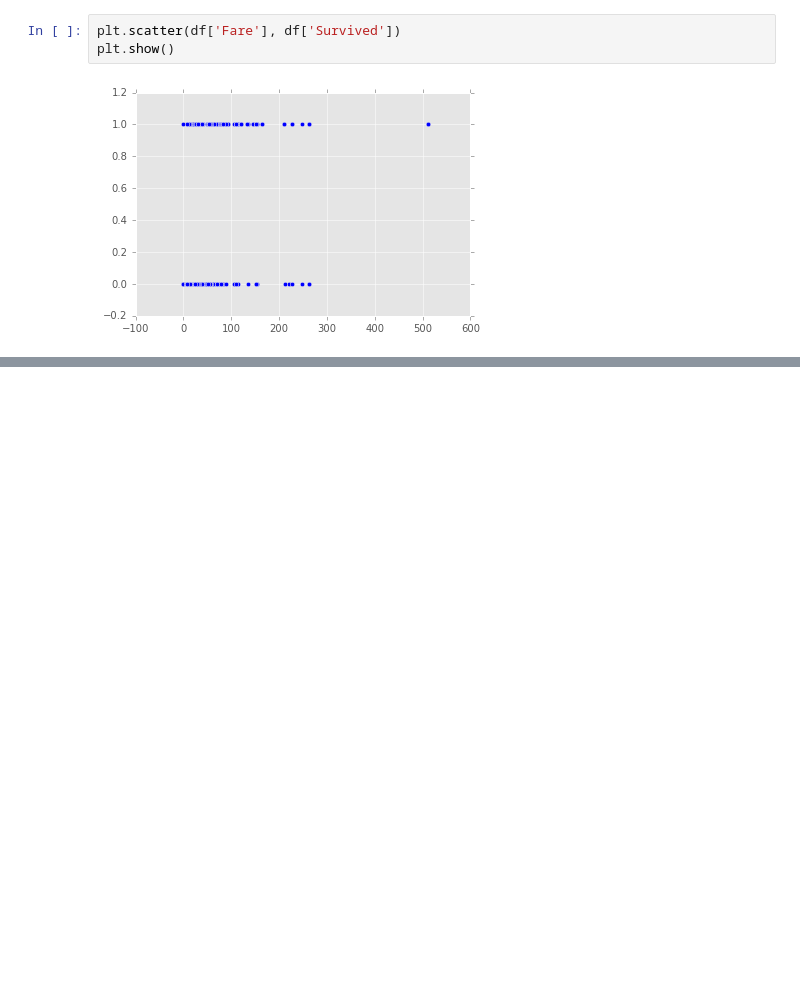
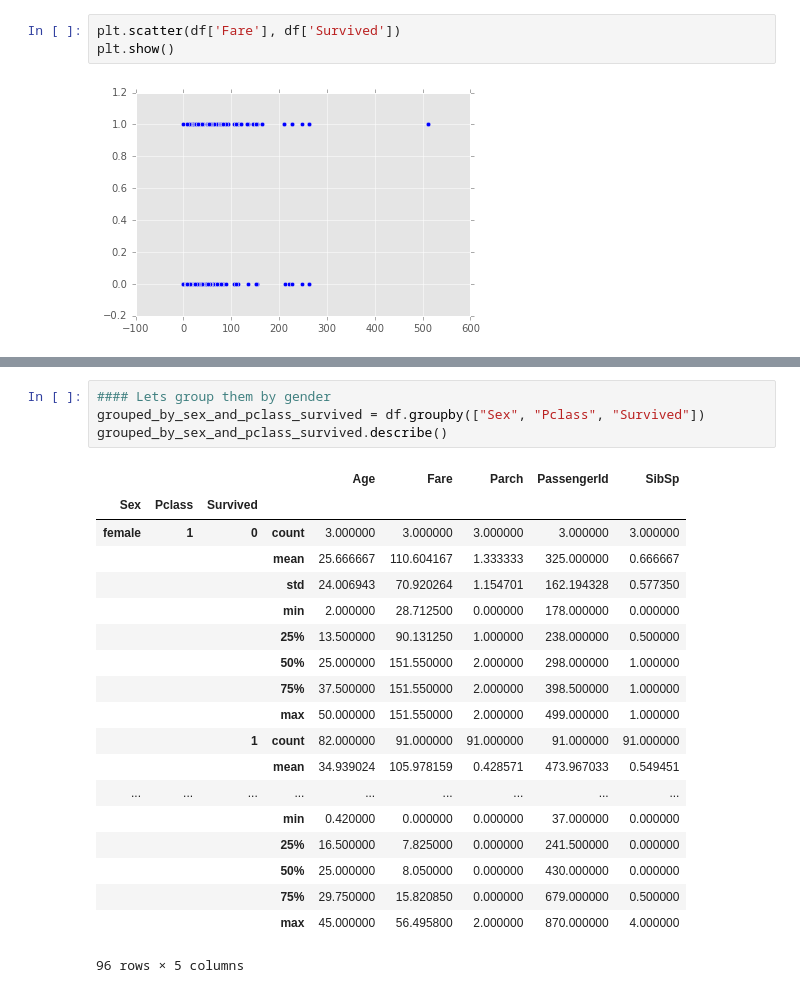
Before and after one commit to bjoyce3/titanic_data_exploration, a Jupyter notebook: titanic_walkthrough.ipynb, the cells around one changed output, grey strips where cells are left out. Cells and saved outputs as stored; diff of their text form; blank space fills up the shorter version.

```diff
--- a/titanic_walkthrough.ipynb
+++ b/titanic_walkthrough.ipynb
@@ -151,0 +279,24 @@ df_scrap.plot(style=['ro','bx'])
+# %%
+#### Lets group them by gender
+grouped_by_sex_and_pclass_survived = df.groupby(["Sex", "Pclass", "Survived"])
+grouped_by_sex_and_pclass_survived.describe()
+# %% [output]
+|  |  |  |  | Age | Fare | Parch | PassengerId | SibSp |
+| Sex | Pclass | Survived |  |  |  |  |  |  |
+| female | 1 | 0 | count | 3.000000 | 3.000000 | 3.000000 | 3.000000 | 3.000000 |
+|  |  |  | mean | 25.666667 | 110.604167 | 1.333333 | 325.000000 | 0.666667 |
+|  |  |  | std | 24.006943 | 70.920264 | 1.154701 | 162.194328 | 0.577350 |
+|  |  |  | min | 2.000000 | 28.712500 | 0.000000 | 178.000000 | 0.000000 |
+|  |  |  | 25% | 13.500000 | 90.131250 | 1.000000 | 238.000000 | 0.500000 |
+|  |  |  | 50% | 25.000000 | 151.550000 | 2.000000 | 298.000000 | 1.000000 |
+|  |  |  | 75% | 37.500000 | 151.550000 | 2.000000 | 398.500000 | 1.000000 |
+|  |  |  | max | 50.000000 | 151.550000 | 2.000000 | 499.000000 | 1.000000 |
+|  |  | 1 | count | 82.000000 | 91.000000 | 91.000000 | 91.000000 | 91.000000 |
+|  |  |  | mean | 34.939024 | 105.978159 | 0.428571 | 473.967033 | 0.549451 |
+| ... | ... | ... | ... | ... | ... | ... | ... | ... |
+|  |  |  | min | 0.420000 | 0.000000 | 0.000000 | 37.000000 | 0.000000 |
+|  |  |  | 25% | 16.500000 | 7.825000 | 0.000000 | 241.500000 | 0.000000 |
+|  |  |  | 50% | 25.000000 | 8.050000 | 0.000000 | 430.000000 | 0.000000 |
+|  |  |  | 75% | 29.750000 | 15.820850 | 0.000000 | 679.000000 | 0.500000 |
+|  |  |  | max | 45.000000 | 56.495800 | 2.000000 | 870.000000 | 4.000000 |
+96 rows × 5 columns
```
Also changed, not shown: parts of 15 cells of this notebook, 5 other files.
